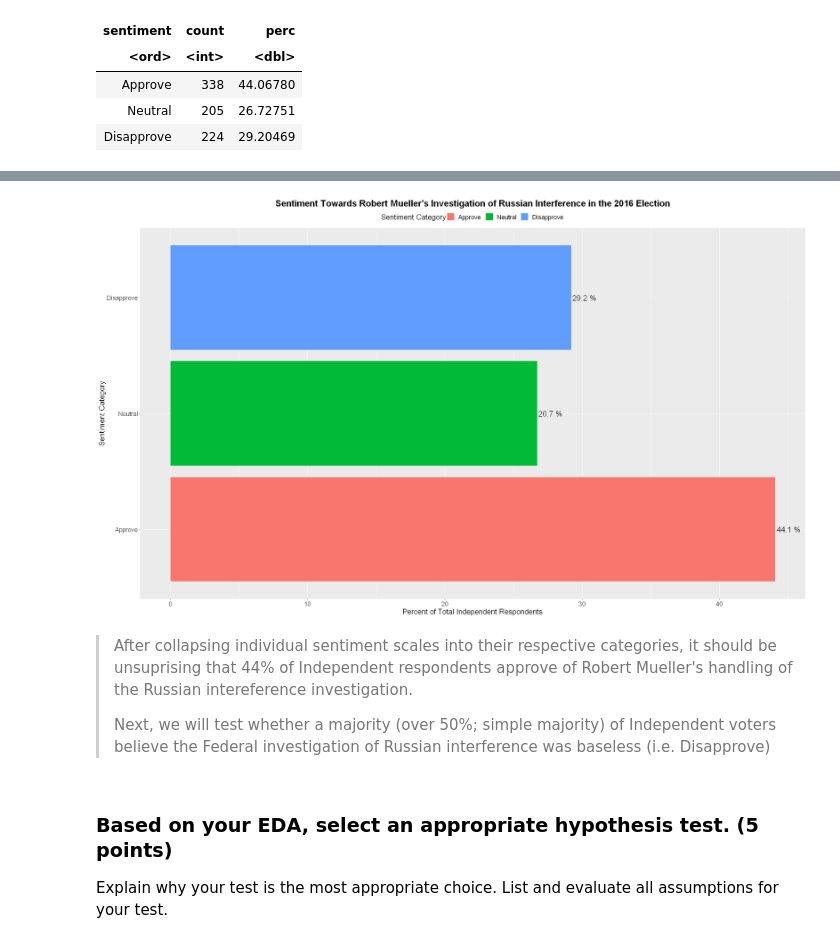
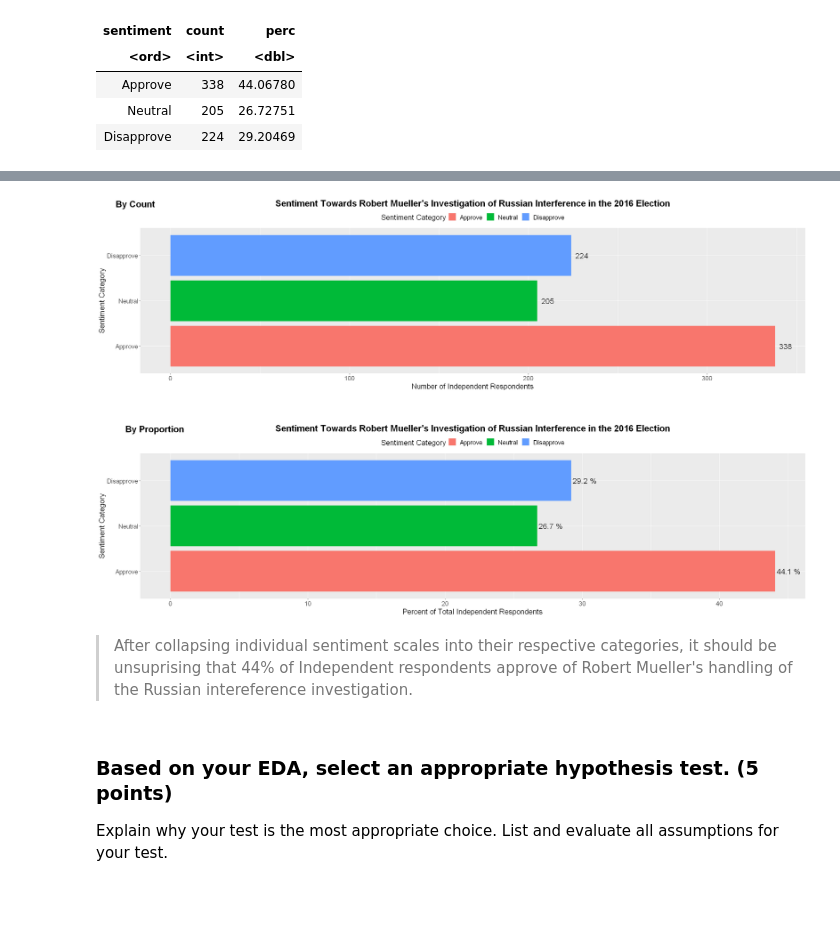
Before and after one commit to mfan86/mids-w203, a Jupyter notebook: lab2/mike_fan_lab_2_v2.ipynb, the cells around one changed output, grey strips where cells are left out. Drawn from its saved outputs; the diff is of its cells as text; code cells hidden in the pictures; blank space fills up the shorter version.

```diff
--- a/lab2/mike_fan_lab_2_v2.ipynb
+++ b/lab2/mike_fan_lab_2_v2.ipynb
@@ -766,14 +760,13 @@ muel_prop_cat = ggplot(df_mueller_cat, aes(x = sentiment, y = perc, fill = senti
     labs(title = "Sentiment Towards Robert Mueller's Investigation of Russian Interference in the 2016 Election", x = "Sentiment Category", y = "Percent of Total Independent Respondents") +
     plot_theme
 muel_prop_cat = muel_prop_cat + scale_fill_discrete(name = "Sentiment Category")
-
-muel_prop_cat
-# %% [output]
-[figure, removed]
+# %%
+#Side by side plots of count and proportion in categories
+plot_grid(muel_count_cat, NULL, muel_prop_cat, ncol = 1, align = "v", rel_heights = c(1, .15, 1), labels = c("By Count", "", "By Proportion"), label_size = 20)
+# %% [output]
+[figure, added]
 # %% [markdown]
 >After collapsing individual sentiment scales into their respective categories, it should be unsuprising that 44% of Independent respondents approve of Robert Mueller's handling of the Russian intereference investigation.
->
->Next, we will test whether a majority (over 50%; simple majority) of Independent voters believe the Federal investigation of Russian interference was baseless (i.e. Disapprove)
 # %% [markdown]
 ### Based on your EDA, select an appropriate hypothesis test.  (5 points)
 Explain why your test is the most appropriate choice.  List and evaluate all assumptions for your test.
```
Also changed, not shown: parts of 20 cells of this notebook.
